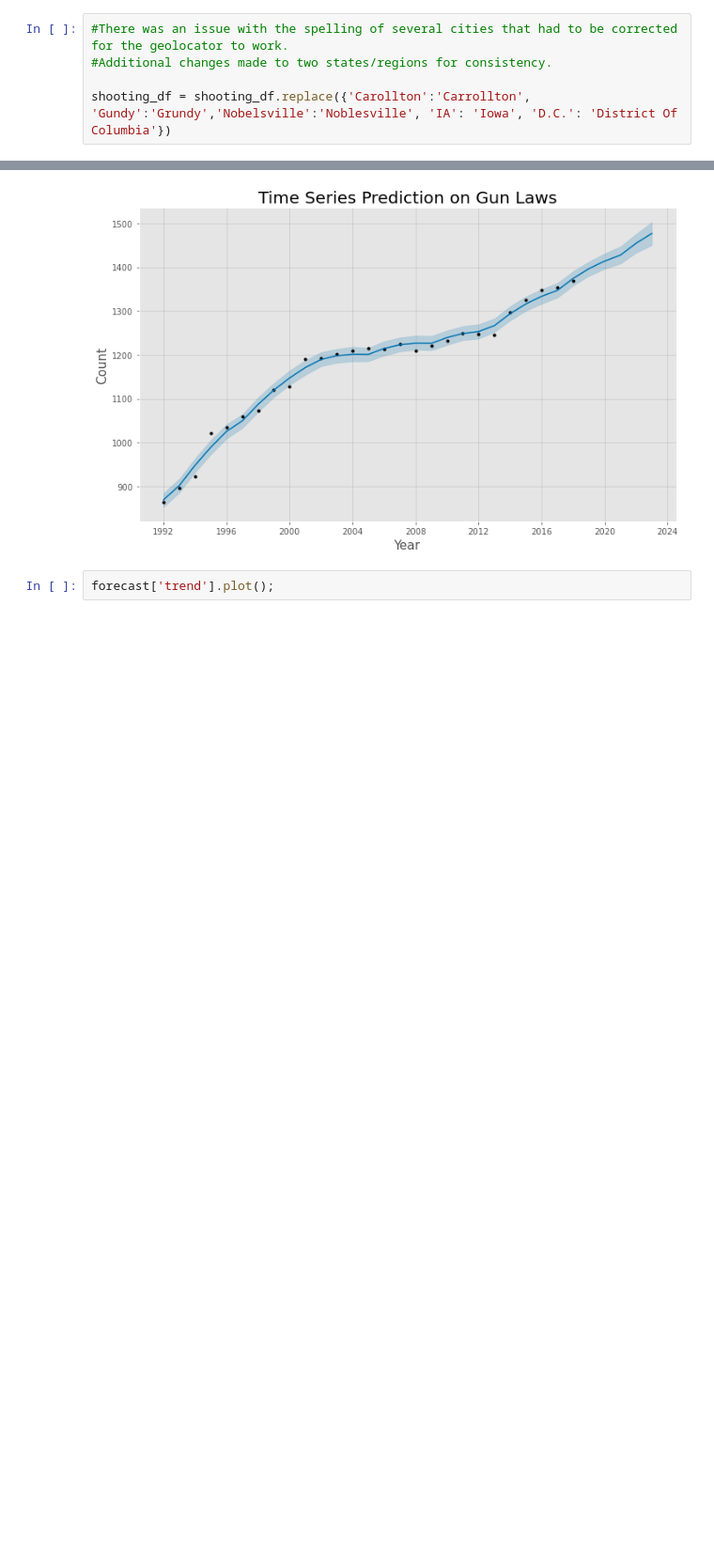
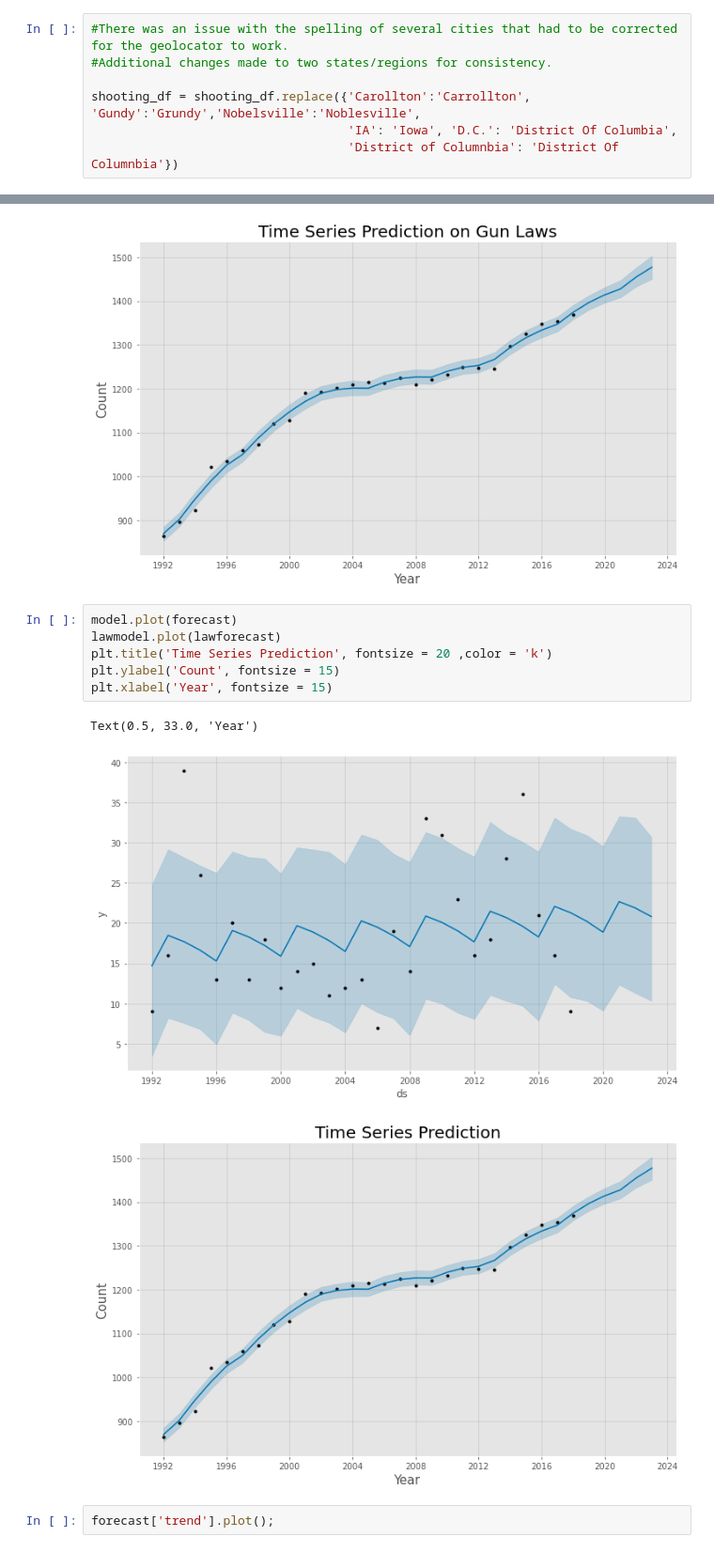
Before and after one commit to laurmarshall/School_Shootings_Analysis, a Jupyter notebook: EDA.ipynb, the cells around one changed output, grey strips where cells are left out. Shown at 94% size. Drawn from its saved outputs; the diff is of its cells as text; blank space fills up the shorter version.

```diff
--- a/EDA.ipynb
+++ b/EDA.ipynb
@@ -209,7 +225,9 @@ shooting_df.head()
 #There was an issue with the spelling of several cities that had to be corrected for the geolocator to work.
 #Additional changes made to two states/regions for consistency.
 
-shooting_df = shooting_df.replace({'Carollton':'Carrollton', 'Gundy':'Grundy','Nobelsville':'Noblesville', 'IA': 'Iowa', 'D.C.': 'District Of Columbia'})
+shooting_df = shooting_df.replace({'Carollton':'Carrollton', 'Gundy':'Grundy','Nobelsville':'Noblesville',
+                                   'IA': 'Iowa', 'D.C.': 'District Of Columbia',
+                                   'District of Columnbia': 'District Of Columnbia'})
 # %%
 #This had to be done because that is a Blountvill, Tennessee that was spelled correctly
 #and this made sure it stayed that way.
@@ -842,6 +915,16 @@ plt.xlabel('Year', fontsize = 15)
 plt.savefig('Time Series Prediction on Gun Laws')
 # %% [output]
 [figure]
+# %%
+model.plot(forecast)
+lawmodel.plot(lawforecast)
+plt.title('Time Series Prediction', fontsize = 20 ,color = 'k')
+plt.ylabel('Count', fontsize = 15)
+plt.xlabel('Year', fontsize = 15)
+# %% [output]
+Text(0.5, 33.0, 'Year')
+[figure, added]
+[figure, added]
 # %%
 forecast['trend'].plot();
 # %% [output]
```
Also changed, not shown: parts of 36 cells of this notebook, 2 other files.
